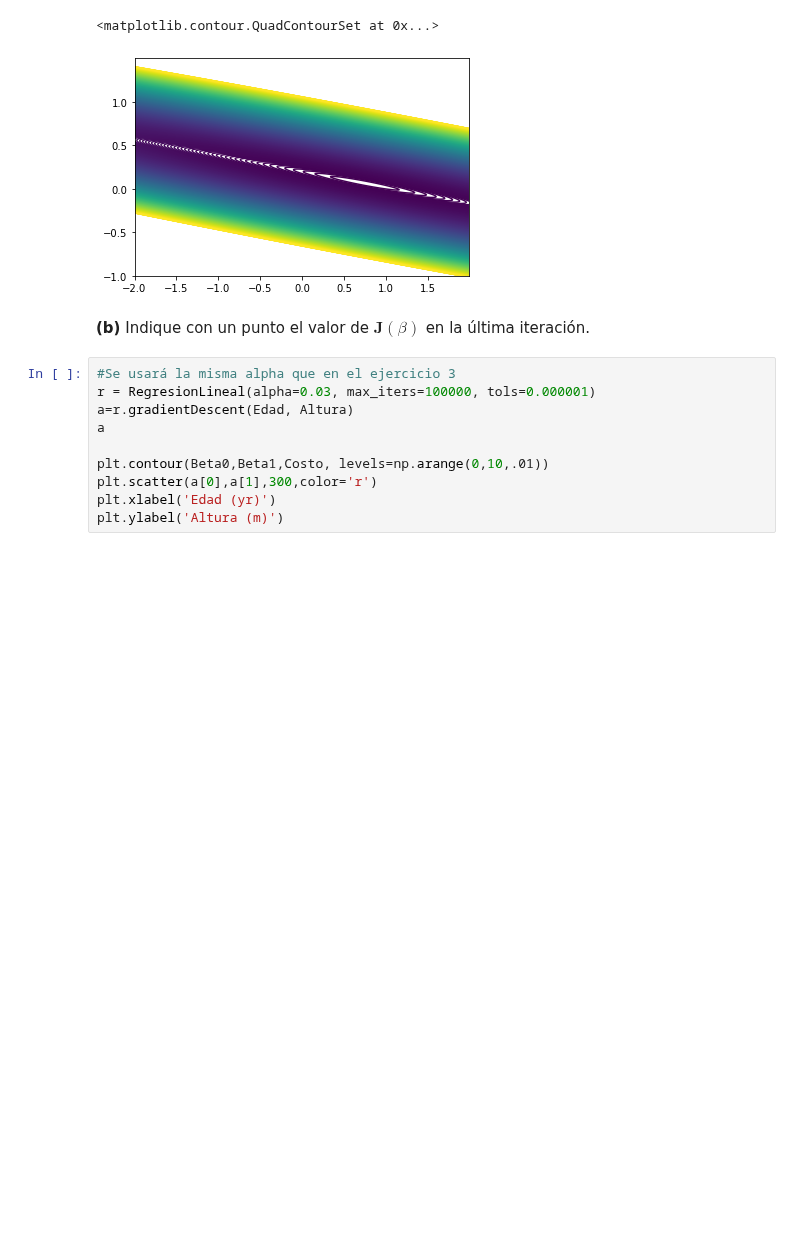
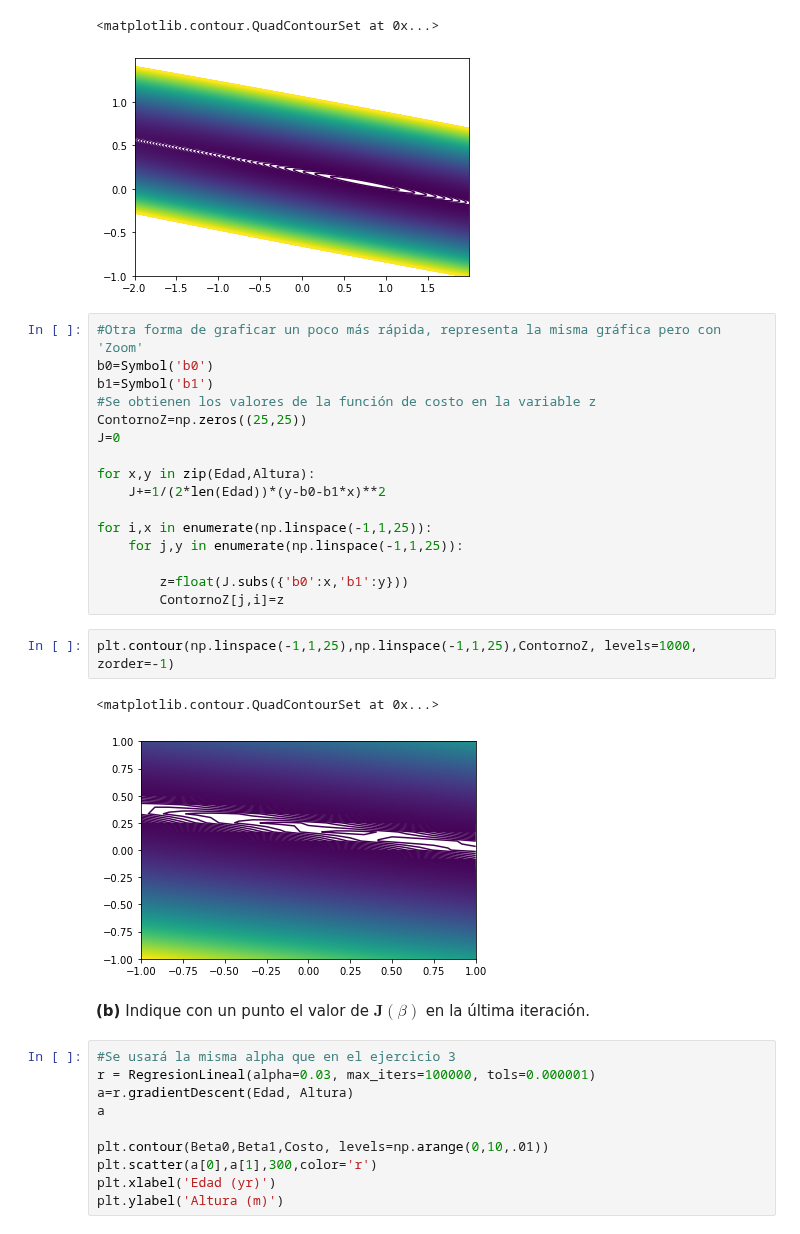
Before and after one commit to jesusigarmor/Matematicas-computacionales-fall2020, a Jupyter notebook: alumnos/RicardoMendezB/CurveFitting_tarea.ipynb, the cells around one changed output. Cells and saved outputs as stored; diff of their text form; blank space fills up the shorter version.

```diff
--- a/alumnos/RicardoMendezB/CurveFitting_tarea.ipynb
+++ b/alumnos/RicardoMendezB/CurveFitting_tarea.ipynb
@@ -158,6 +158,27 @@ plt.contour(Beta0,Beta1,Costo, levels=np.arange(0,10,.01))
 # %% [output]
 <matplotlib.contour.QuadContourSet at 0x...>
 [figure]
+# %%
+#Otra forma de graficar un poco más rápida, representa la misma gráfica pero con 'Zoom'
+b0=Symbol('b0')
+b1=Symbol('b1')
+#Se obtienen los valores de la función de costo en la variable z
+ContornoZ=np.zeros((25,25))
+J=0
+
+for x,y in zip(Edad,Altura):
+    J+=1/(2*len(Edad))*(y-b0-b1*x)**2
+
+for i,x in enumerate(np.linspace(-1,1,25)):
+    for j,y in enumerate(np.linspace(-1,1,25)):
+
+        z=float(J.subs({'b0':x,'b1':y}))
+        ContornoZ[j,i]=z
+# %%
+plt.contour(np.linspace(-1,1,25),np.linspace(-1,1,25),ContornoZ, levels=1000, zorder=-1)
+# %% [output]
+<matplotlib.contour.QuadContourSet at 0x...>
+[figure, added]
 # %% [markdown]
 **(b)** Indique con un punto el valor de $\textbf{J}(\beta)$ en la última iteración.
 # %%
```
Also changed, not shown: parts of 6 cells of this notebook.
